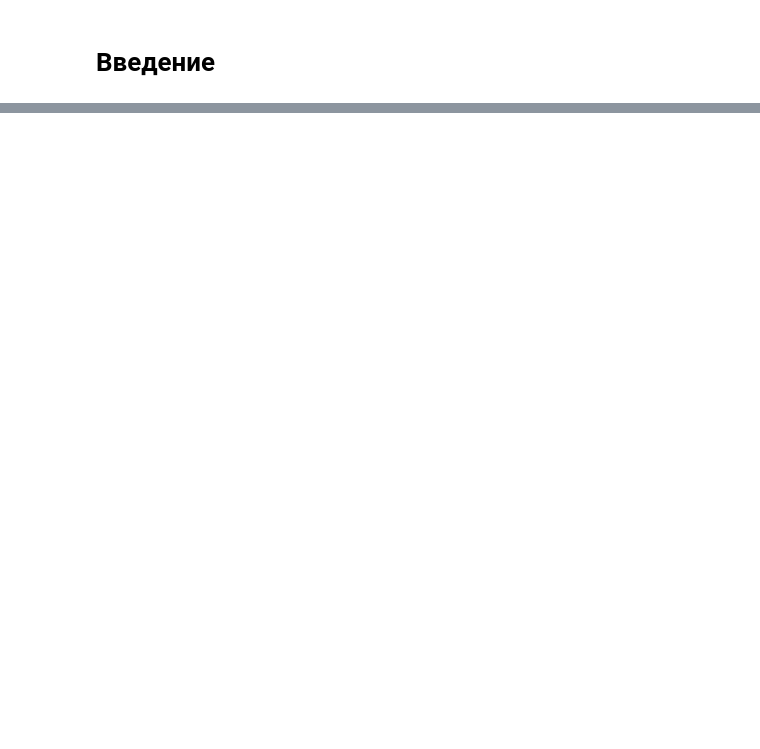
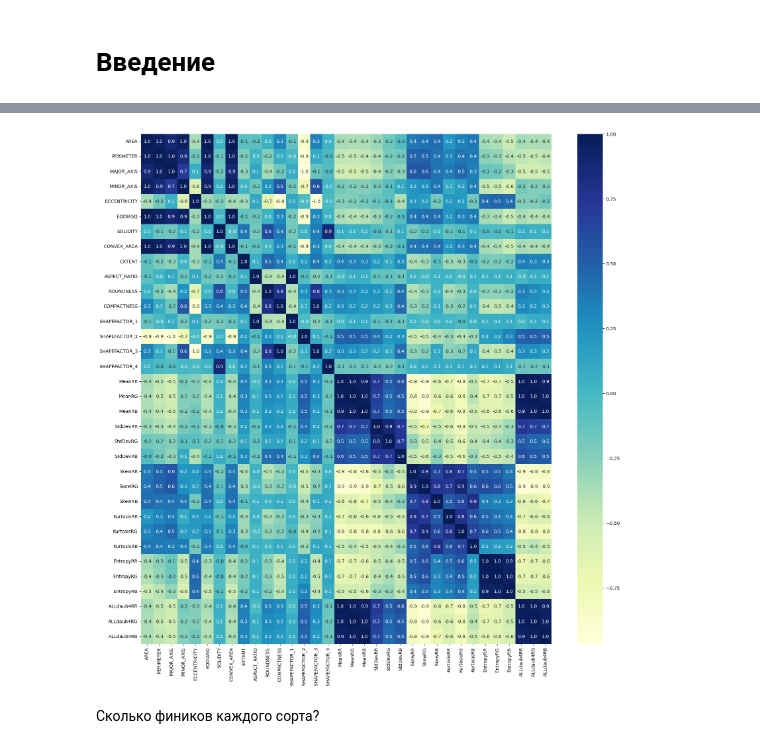
Before and after one commit to PozdeevDA1/ML, a Jupyter notebook: Pozdeev_ML.ipynb, the cells around one changed output, grey strips where cells are left out. Saved outputs shown, nothing was run; the diff lists cells and outputs as text; code cells hidden in the pictures; blank space fills up the shorter version.

```diff
--- a/Pozdeev_ML.ipynb
+++ b/Pozdeev_ML.ipynb
@@ -64,0 +27,4 @@ result_df
+# %%
+# Read the dataset
+dataframe= pd.read_excel("Date_Fruit_Datasets.xlsx")
+dataframe.head()
@@ -64,0 +106,4 @@ result_df
+# %%
+# HEATMAP
+correlation_matrix=dataframe.corr()
+correlation_matrix
@@ -64,0 +129,8 @@ result_df
+# %%
+plt.figure(figsize=(20,20))
+sns.heatmap(correlation_matrix, annot=True, fmt=".1f", cmap="YlGnBu")
+plt.show()
+# %% [output]
+[figure, added]
+# %% [markdown]
+Сколько фиников каждого сорта?
```
Also changed, not shown: parts of 47 cells of this notebook.
